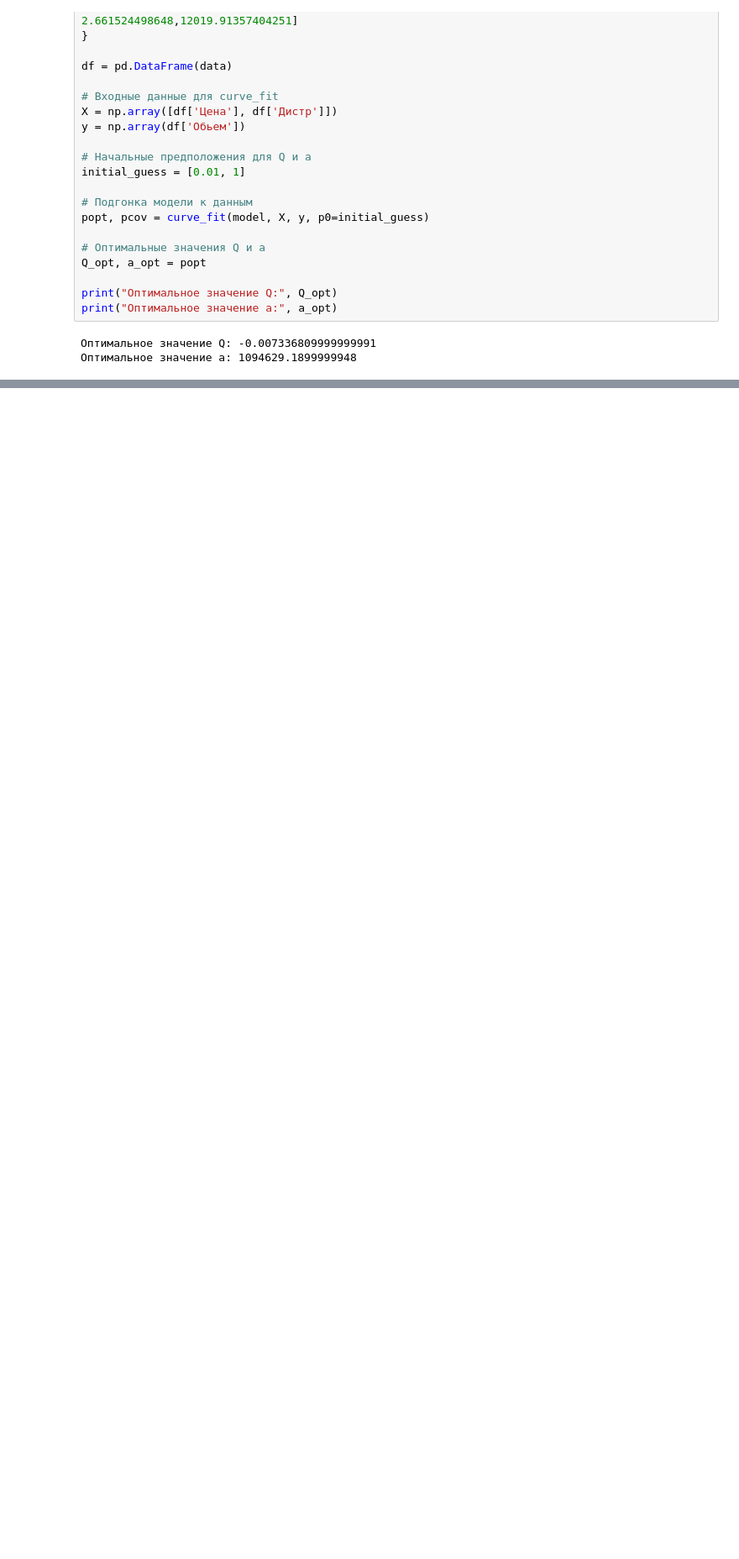
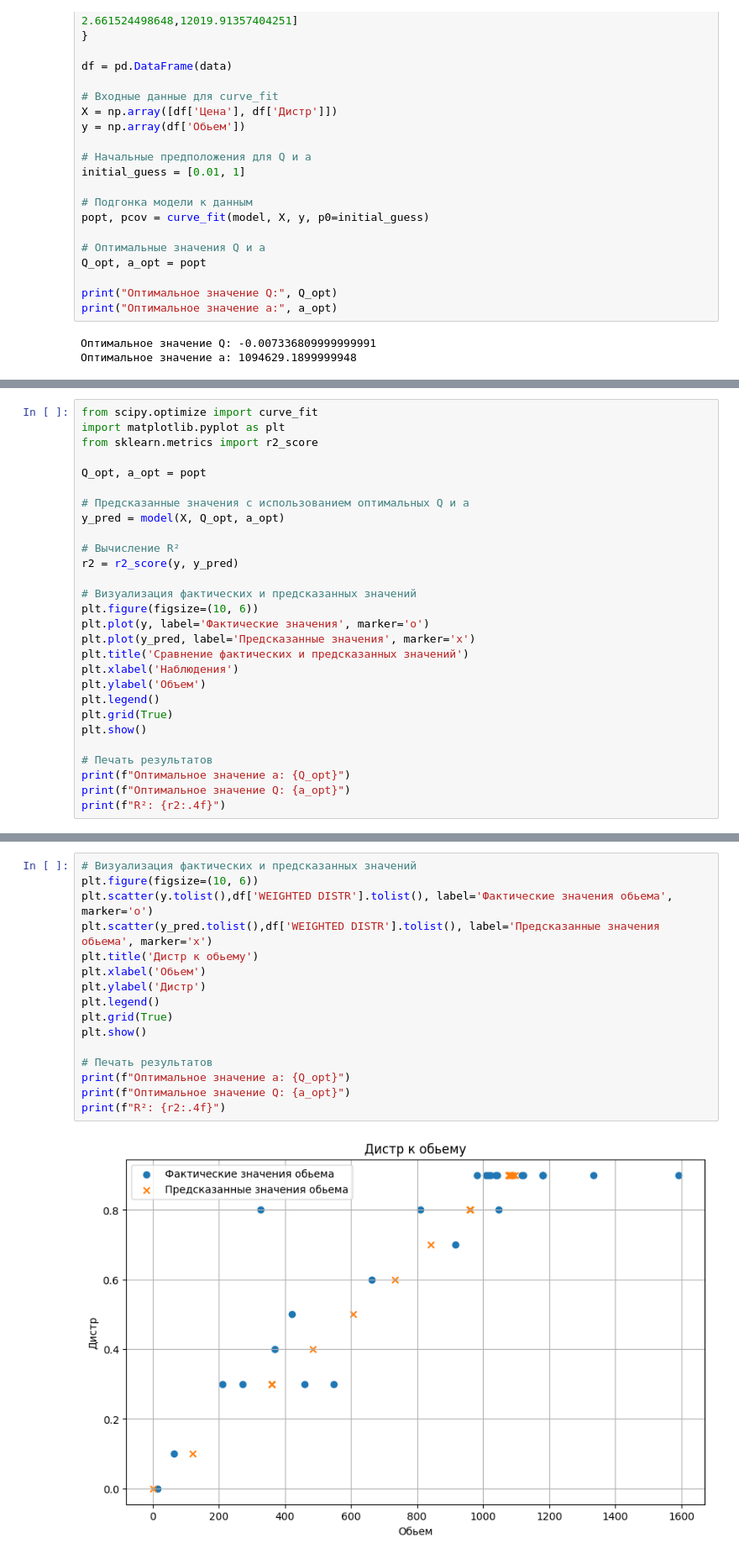
Before and after one commit to budennovsk/Pandas, a Jupyter notebook: regression.ipynb, the cells around one changed output, grey strips where cells are left out. Shown: that part at 84% size. Cells and saved outputs as stored; diff of their text form; blank space fills up the shorter version.

```diff
--- a/regression.ipynb
+++ b/regression.ipynb
@@ -40,0 +165,28 @@ print("Оптимальное значение a:", a_opt)
+# %%
+from scipy.optimize import curve_fit
+import matplotlib.pyplot as plt
+from sklearn.metrics import r2_score
+
+Q_opt, a_opt = popt
+
+# Предсказанные значения с использованием оптимальных Q и a
+y_pred = model(X, Q_opt, a_opt)
+
+# Вычисление R²
+r2 = r2_score(y, y_pred)
+
+# Визуализация фактических и предсказанных значений
+plt.figure(figsize=(10, 6))
+plt.plot(y, label='Фактические значения', marker='o')
+plt.plot(y_pred, label='Предсказанные значения', marker='x')
+plt.title('Сравнение фактических и предсказанных значений')
+plt.xlabel('Наблюдения')
+plt.ylabel('Объем')
+plt.legend()
+plt.grid(True)
+plt.show()
+
+# Печать результатов
+print(f"Оптимальное значение a: {Q_opt}")
+print(f"Оптимальное значение Q: {a_opt}")
+print(f"R²: {r2:.4f}")
@@ -40,0 +226,18 @@ print("Оптимальное значение a:", a_opt)
+# %%
+# Визуализация фактических и предсказанных значений
+plt.figure(figsize=(10, 6))
+plt.scatter(y.tolist(),df['WEIGHTED DISTR'].tolist(), label='Фактические значения обьема', marker='o')
+plt.scatter(y_pred.tolist(),df['WEIGHTED DISTR'].tolist(), label='Предсказанные значения обьема', marker='x')
+plt.title('Дистр к обьему')
+plt.xlabel('Обьем')
+plt.ylabel('Дистр')
+plt.legend()
+plt.grid(True)
+plt.show()
+
+# Печать результатов
+print(f"Оптимальное значение a: {Q_opt}")
+print(f"Оптимальное значение Q: {a_opt}")
+print(f"R²: {r2:.4f}")
+# %% [output]
+[figure, added]
```
Also changed, not shown: parts of 12 cells of this notebook.
